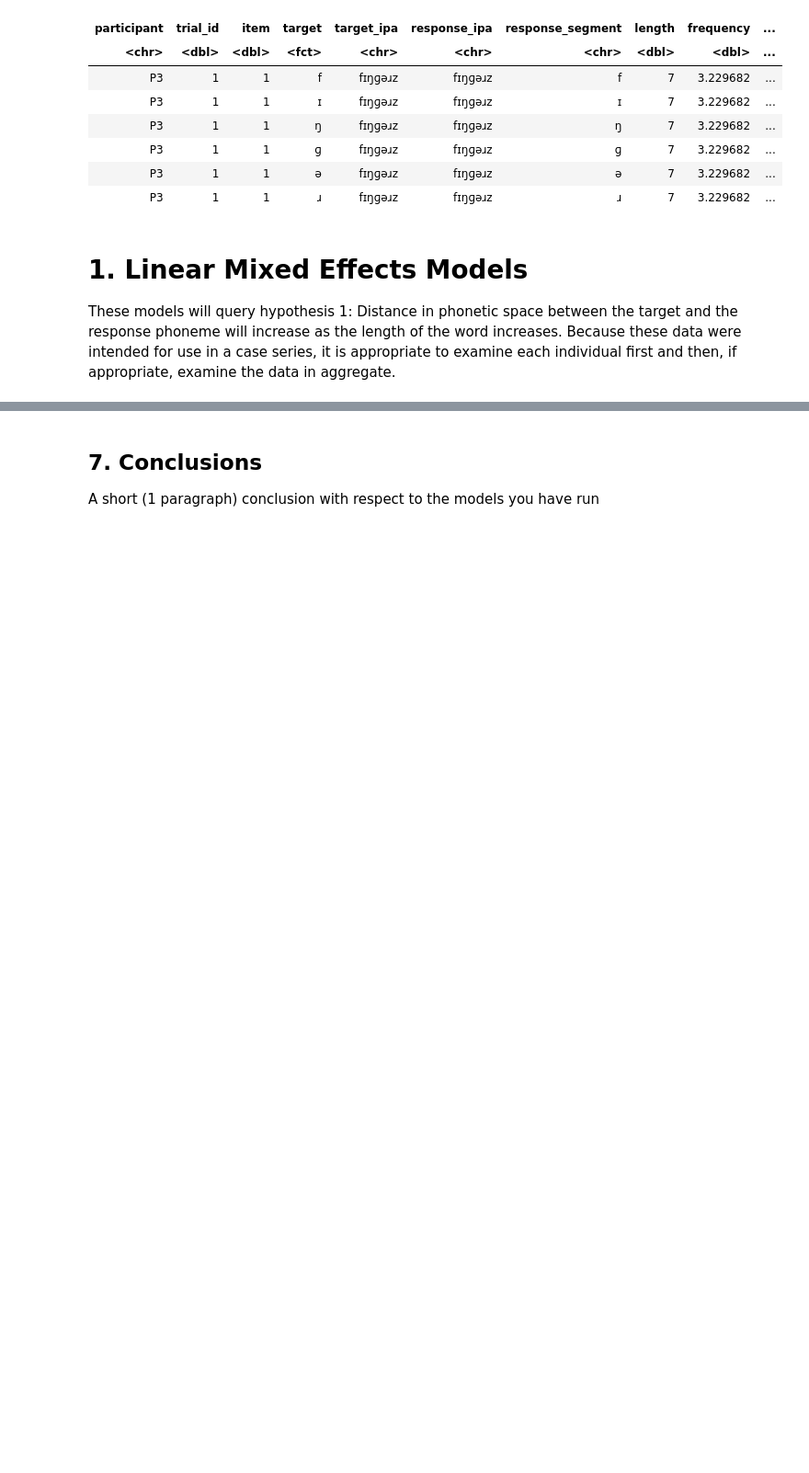
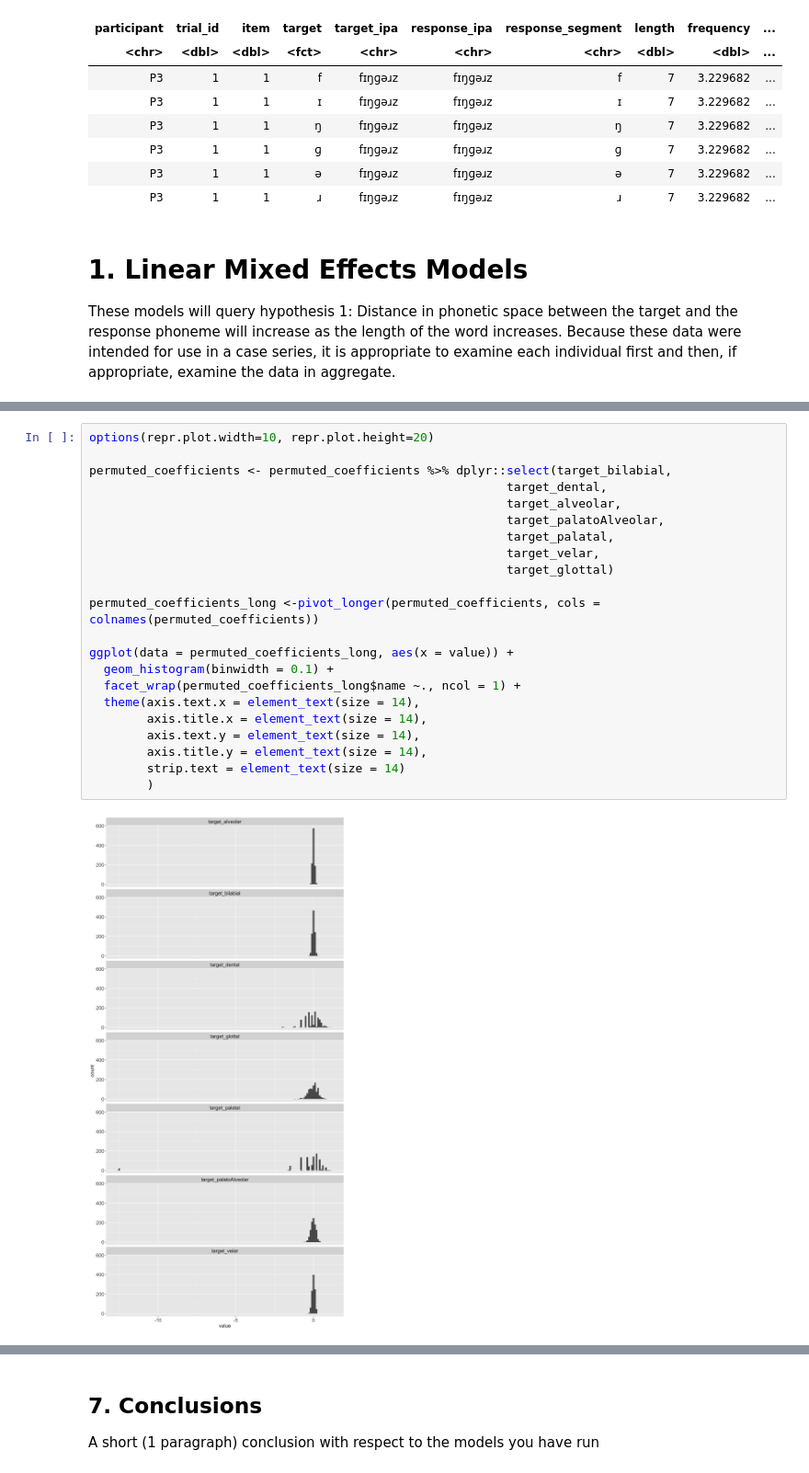
Before and after one commit to JenahBlack/Black_DSPN_S22, a Jupyter notebook: Black_DSPN_S22_FinalProject.ipynb, the cells around one changed output, grey strips where cells are left out. Shown at 92% size. Drawn from its saved outputs; the diff is of its cells as text; blank space fills up the shorter version.

```diff
--- a/Black_DSPN_S22_FinalProject.ipynb
+++ b/Black_DSPN_S22_FinalProject.ipynb
@@ -682,0 +790,24 @@ Some of our results intersect in an interesting way with previous literature. Th
+# %%
+options(repr.plot.width=10, repr.plot.height=20)
+
+permuted_coefficients <- permuted_coefficients %>% dplyr::select(target_bilabial,
+                                                          target_dental,
+                                                          target_alveolar,
+                                                          target_palatoAlveolar,
+                                                          target_palatal,
+                                                          target_velar,
+                                                          target_glottal)
+
+permuted_coefficients_long <-pivot_longer(permuted_coefficients, cols = colnames(permuted_coefficients))
+
+ggplot(data = permuted_coefficients_long, aes(x = value)) +
+  geom_histogram(binwidth = 0.1) +
+  facet_wrap(permuted_coefficients_long$name ~., ncol = 1) +
+  theme(axis.text.x = element_text(size = 14),
+        axis.title.x = element_text(size = 14),
+        axis.text.y = element_text(size = 14),
+        axis.title.y = element_text(size = 14),
+        strip.text = element_text(size = 14)
+        )
+# %% [output]
+[figure, added]
```
Also changed, not shown: parts of 63 cells of this notebook.
